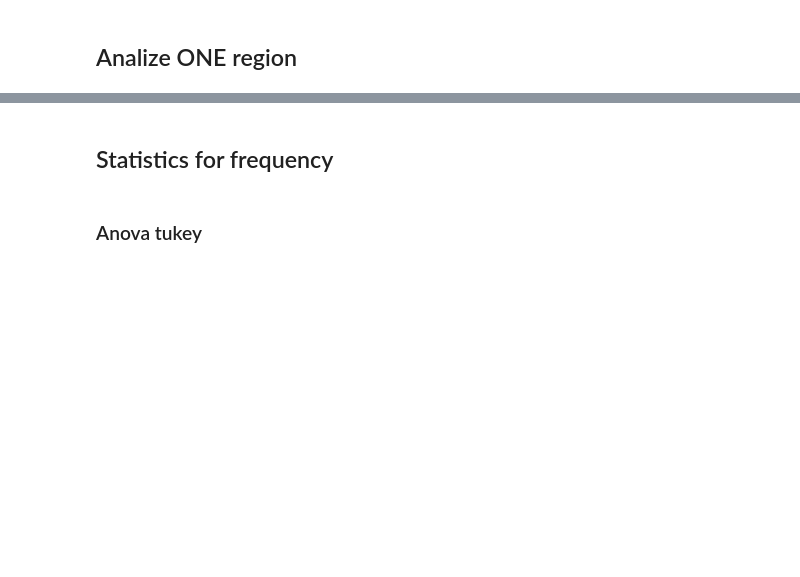
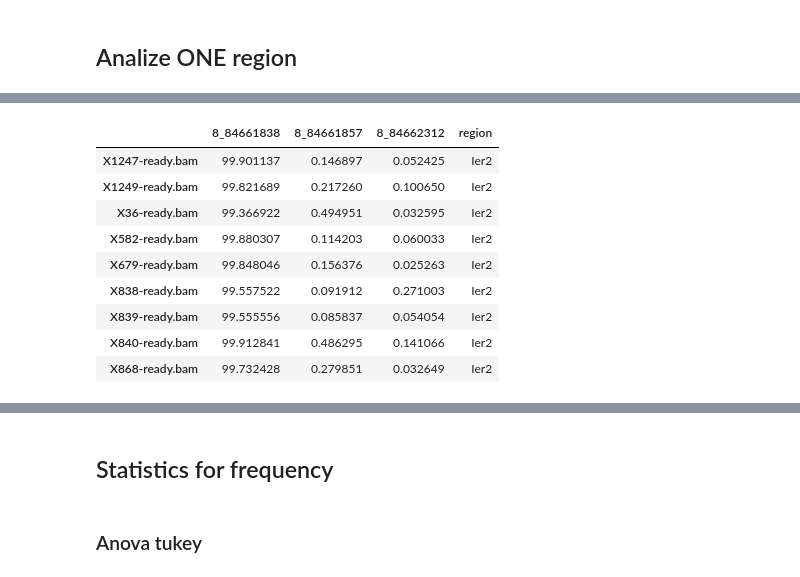
Before and after one commit to guilhermetabordaribas/a2iHelperPy, a Jupyter notebook: src/editing_analysis.ipynb, the cells around one changed output, grey strips where cells are left out. Saved outputs shown, nothing was run; the diff lists cells and outputs as text; code cells hidden in the pictures; blank space fills up the shorter version.

```diff
--- a/src/editing_analysis.ipynb
+++ b/src/editing_analysis.ipynb
@@ -329,0 +356,3 @@ df, df_a, df_g = a2i.editing.merge_files_one_region(meta[meta.region=='Ier2'])#C
+# %%
+array_filter = df.iloc[:,range(df.shape[1]-1)].columns
+array_filter
@@ -330,2 +366,3 @@ df, df_a, df_g = a2i.editing.merge_files_one_region(meta[meta.region=='Ier2'])#C
 # %%
-df
+array_filter = array_filter[np.where(df.loc[:, array_filter].isna().sum(axis=0)<=0)[0]]
+array_filter = array_filter[np.where((df.loc[:, array_filter]==100).sum(axis=0)<=0)[0]]
@@ -344,3 +369,16 @@ df
+# %%
+df[array_filter]
+# %% [output]
+|  | 8_84661838 | 8_84661857 | 8_84662312 | region |
+| X1247-ready.bam | 99.901137 | 0.146897 | 0.052425 | Ier2 |
+| X1249-ready.bam | 99.821689 | 0.217260 | 0.100650 | Ier2 |
+| X36-ready.bam | 99.366922 | 0.494951 | 0.032595 | Ier2 |
+| X582-ready.bam | 99.880307 | 0.114203 | 0.060033 | Ier2 |
+| X679-ready.bam | 99.848046 | 0.156376 | 0.025263 | Ier2 |
+| X838-ready.bam | 99.557522 | 0.091912 | 0.271003 | Ier2 |
+| X839-ready.bam | 99.555556 | 0.085837 | 0.054054 | Ier2 |
+| X840-ready.bam | 99.912841 | 0.486295 | 0.141066 | Ier2 |
+| X868-ready.bam | 99.732428 | 0.279851 | 0.032649 | Ier2 |
 # %%
 df = a2i.editing.filter_positions(df, nan_filter=True, nan_filter_limit=1,
                                            zero_filter=False, zero_filter_limit=1,
```
Also changed, not shown: parts of 44 cells of this notebook, 1 other file.
